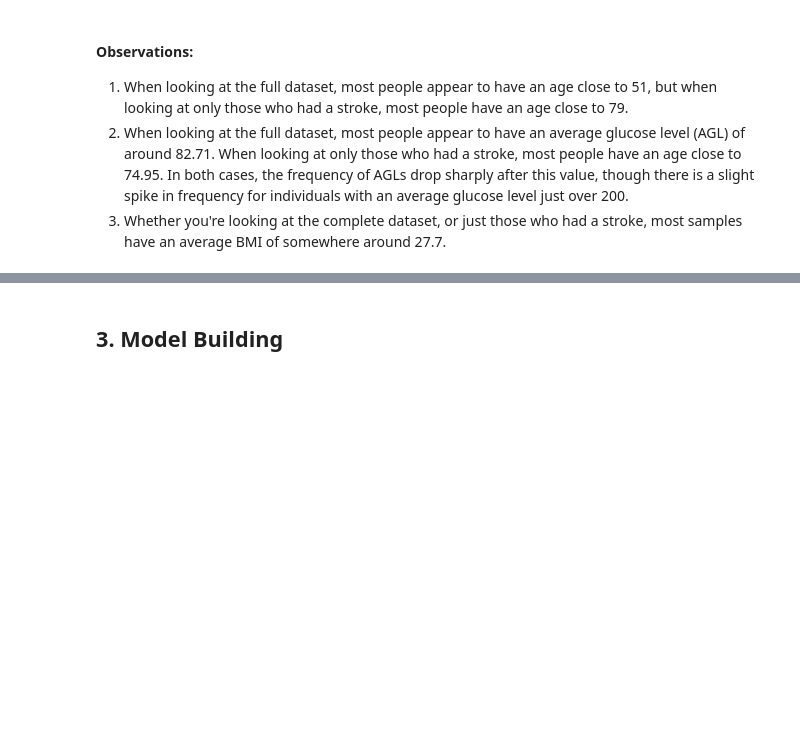
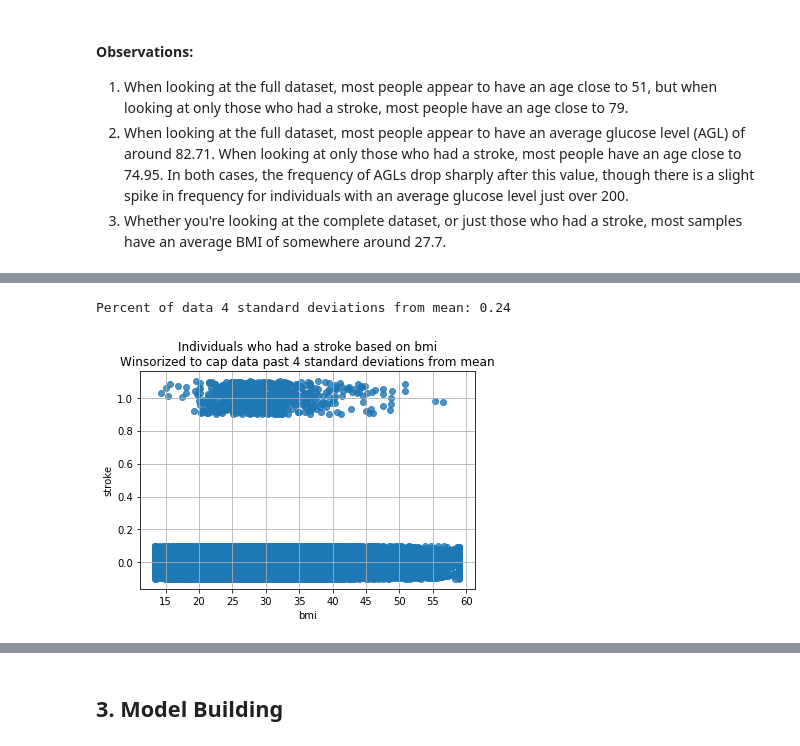
Before and after one commit to TylerTompa/UNCC_Project_3, a Jupyter notebook: healthcare-data/Jupyter/Training_Data.ipynb, the cells around one changed output, grey strips where cells are left out. Drawn from its saved outputs; the diff is of its cells as text; code cells hidden in the pictures; blank space fills up the shorter version.

```diff
--- a/healthcare-data/Jupyter/Training_Data.ipynb
+++ b/healthcare-data/Jupyter/Training_Data.ipynb
@@ -807,4 +774,0 @@ for possible_feature in possible_numerical_features:
-# %%
-for possible_feature in possible_categorical_features:
-    sns.violinplot(x=possible_feature, y="stroke", data=stroke_data_clean, hue="gender")
-    plt.show()
@@ -812,0 +779,40 @@ for possible_feature in possible_categorical_features:
+# %%
+#Determine what percentage of the data is made up by that which is outside of 4 standard deviations from the mean
+
+percent_of_data_4_standard_deviations_from_mean = round((len(stroke_data_clean[(stroke_data_clean["bmi"] > bmi_mean + (4 * bmi_standard_deviation))\
+                                                     | (stroke_data_clean["bmi"] < bmi_mean - (4 * bmi_standard_deviation))]) / len(stroke_data_clean)) * 100, 2)
+
+print(f"Percent of data 4 standard deviations from mean: {percent_of_data_4_standard_deviations_from_mean}")
+# %% [output]
+Percent of data 4 standard deviations from mean: 0.24
+# %%
+# import scyipy.stats so that we can winsorize the data
+import scipy.stats
+
+# The winsorize method of SciPy requires a NumPy array
+# we will create a NumPy array using the bmi column
+bmi_values_numpy_array = np.array(stroke_data_clean["bmi"])
+
+# The winsorize method of scipy takes a limits= argument
+# This argument must be a percentage in decimal format
+# We already multiplied the variable percent_of_data_4_standard_deviations_from_mean by 100 when defining its value
+# so we must divide by 100 for this argument to put it back in decimal format
+stroke_data_clean["bmi"] = scipy.stats.mstats.winsorize(bmi_values_numpy_array,\
+                                                        limits = percent_of_data_4_standard_deviations_from_mean / 100)
+
+# Replot graph based on bmi value to confirm bmi values are properly transformed.
+sns.regplot(x="bmi", y="stroke", data=stroke_data_clean, fit_reg=False, y_jitter=0.1)
+plt.title("Individuals who had a stroke based on bmi\nWinsorized to cap data past 4 standard deviations from mean")
+
+# Find the minimum and maximum values from the current column
+# in order to calculate the range
+# Divide this range by a small number to set a new step-size for the x-axis
+column_max = stroke_data_clean[possible_feature].max()
+column_min = stroke_data_clean[possible_feature].min()
+column_range = column_max - column_min
+
+# Divide the column range by 4 for and use this value to determine the step-size for the x-axis.
+plt.locator_params(nbins=column_range/4)
+plt.grid()
+# %% [output]
+[figure, added]
```
Also changed, not shown: parts of 17 cells of this notebook.
